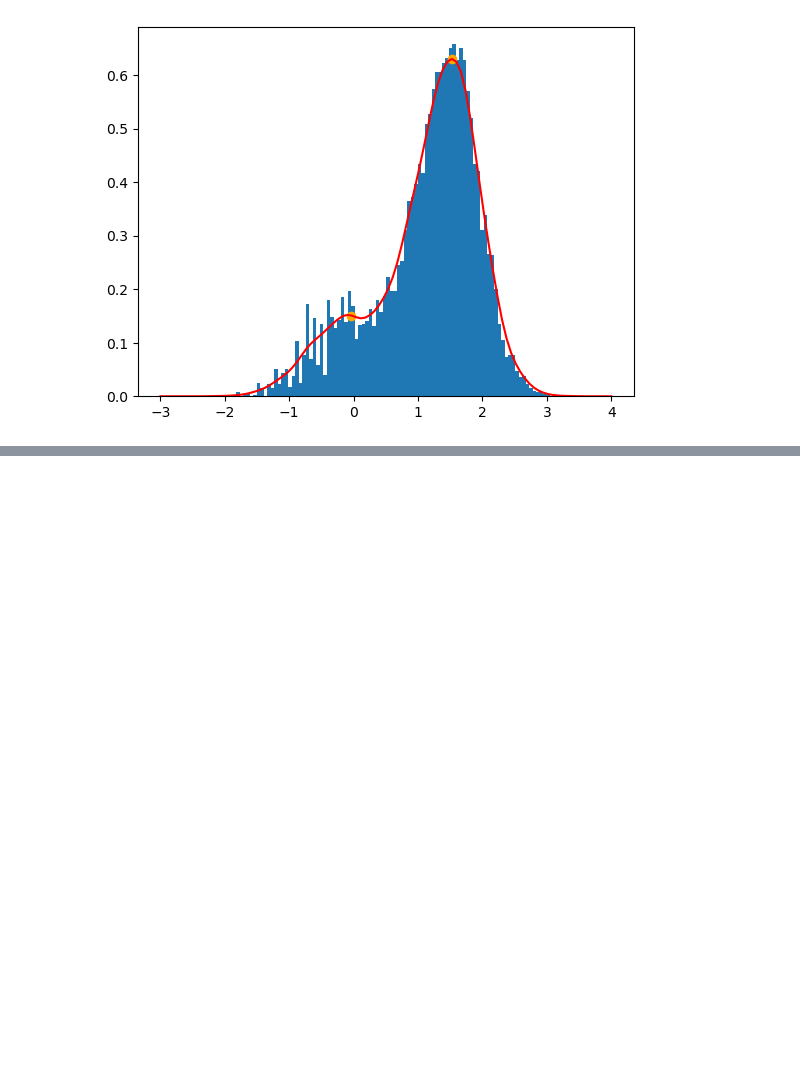
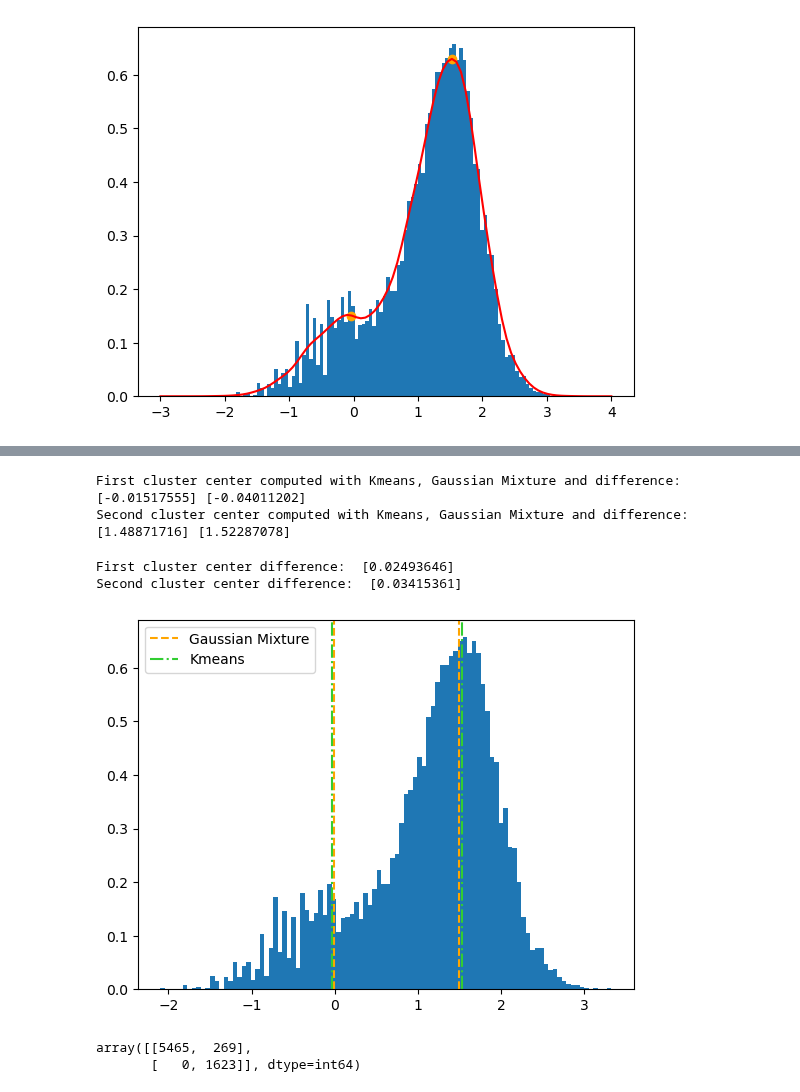
Before and after one commit to om-erika/astrostatistics_bicocca_2024, a Jupyter notebook: working/gamma_ray_burst.ipynb, the cells around one changed output, grey strips where cells are left out. Drawn from its saved outputs; the diff is of its cells as text; code cells hidden in the pictures; blank space fills up the shorter version.

```diff
--- a/working/gamma_ray_burst.ipynb
+++ b/working/gamma_ray_burst.ipynb
@@ -77,6 +85,6 @@ plt.hist(log10T90, bins = 100, density = True);
 # %% [output]
 [figure]
 # %%
-clf = KMeans(n_clusters = 2)
+clf = KMeans(n_clusters = 2, n_init = 10)
 clf.fit(log10T90[:, None])
 # %% [output]
@@ -102,0 +131,28 @@ aggiungi confronto con gaussian mixture e calcolo edge
+# %%
+print('First cluster center computed with Kmeans, Gaussian Mixture: ', gm.means_[0], clf.cluster_centers_[1])
+print('Second cluster center computed with Kmeans, Gaussian Mixture and difference: ', gm.means_[1], clf.cluster_centers_[0])
+# %% [output]
+First cluster center computed with Kmeans, Gaussian Mixture and difference:  [-0.01517555] [-0.04011202]
+Second cluster center computed with Kmeans, Gaussian Mixture and difference:  [1.48871716] [1.52287078]
+# %%
+print('First cluster center difference: ',  np.abs(gm.means_[0]-clf.cluster_centers_[1]))
+print('Second cluster center difference: ',  np.abs(gm.means_[1]-clf.cluster_centers_[0]))
+# %% [output]
+First cluster center difference:  [0.02493646]
+Second cluster center difference:  [0.03415361]
+# %%
+plt.hist(log10T90, density = True, bins = 100)
+plt.axvline(gm.means_[0], linestyle = '--', color = 'orange', label = 'Gaussian Mixture')
+plt.axvline(gm.means_[1], linestyle = '--', color = 'orange')
+plt.axvline(clf.cluster_centers_[1], linestyle = '-.', color = 'limegreen', label = 'Kmeans')
+plt.axvline(clf.cluster_centers_[0], linestyle = '-.', color = 'limegreen')
+plt.legend();
+# %% [output]
+[figure, added]
+# %%
+prediction = gm.predict(log10T90[:, None])
+prediction = np.where((prediction==0)|(prediction==1), prediction^1, prediction) #take into consideration the fact that centers are inverted
+confusion_matrix(prediction,clf.predict(log10T90[:, None]))
+# %% [output]
+array([[5465,  269],
+       [   0, 1623]], dtype=int64)
```
Also changed, not shown: parts of 12 cells of this notebook.
